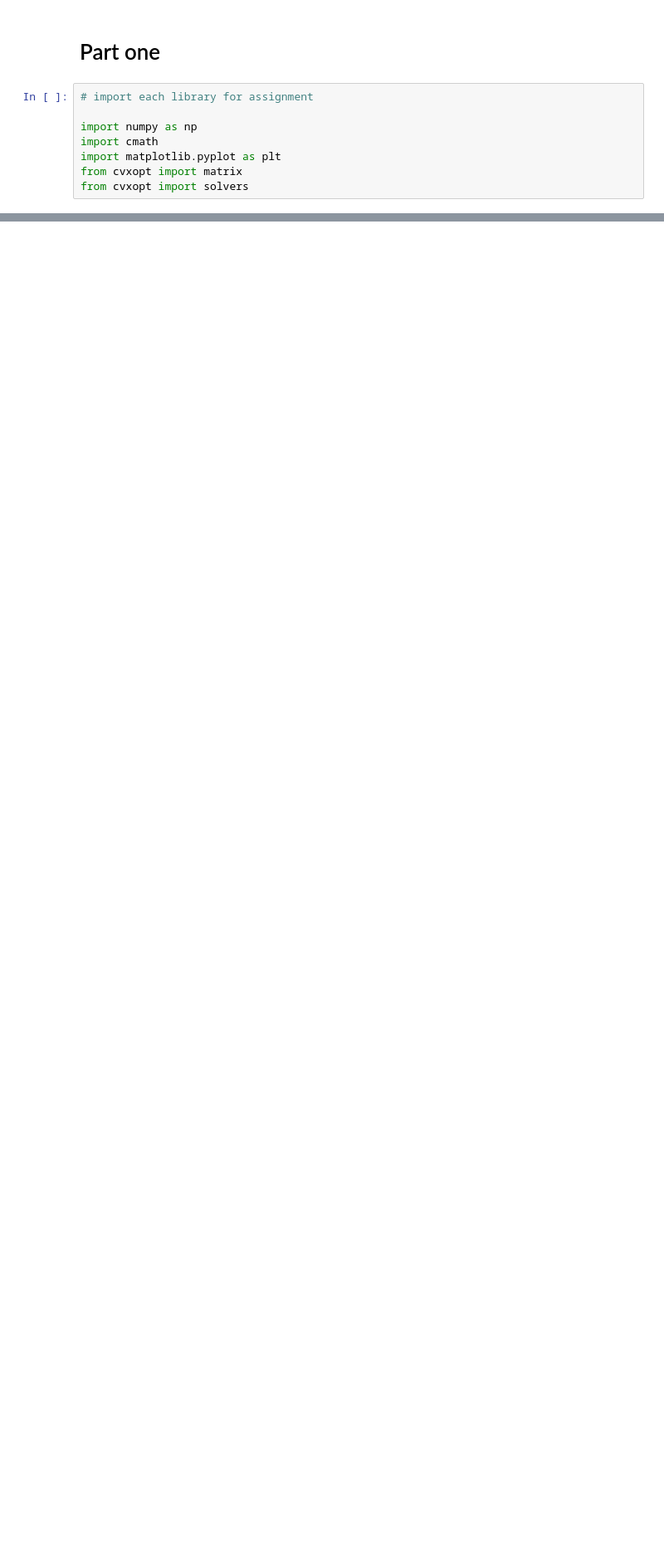
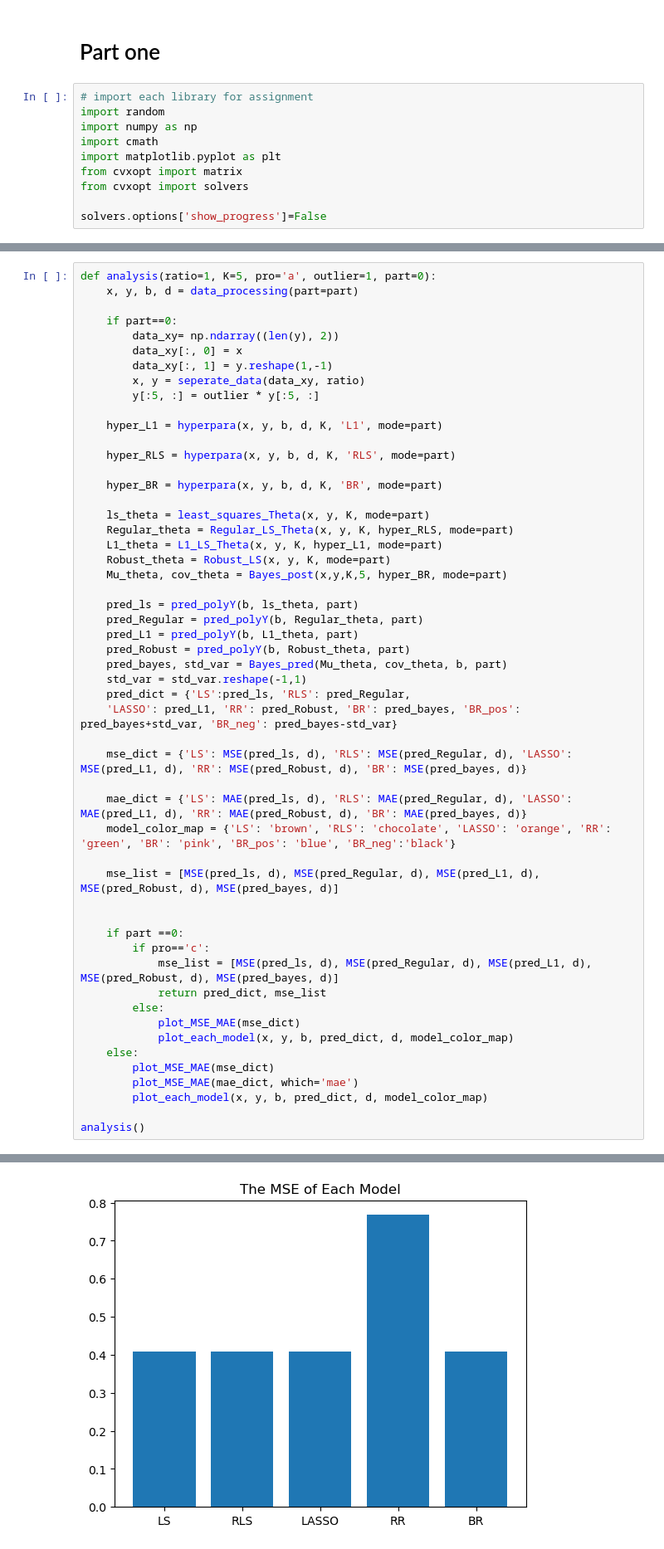
Before and after one commit to wanghchen/CS5487, a Jupyter notebook: Assignment/PA1/PA-1.ipynb, the cells around one changed output, grey strips where cells are left out. Shown at 83% size. Cells and saved outputs as stored; diff of their text form; blank space fills up the shorter version.

```diff
--- a/Assignment/PA1/PA-1.ipynb
+++ b/Assignment/PA1/PA-1.ipynb
@@ -2,9 +2,11 @@
 # Part one
 # %%
 # import each library for assignment
-
+import random
 import numpy as np
 import cmath
 import matplotlib.pyplot as plt
 from cvxopt import matrix
 from cvxopt import solvers
+
+solvers.options['show_progress']=False
@@ -165,0 +345,54 @@ Optimal solution found.
+# %%
+def analysis(ratio=1, K=5, pro='a', outlier=1, part=0):
+    x, y, b, d = data_processing(part=part)
+
+    if part==0:
+        data_xy= np.ndarray((len(y), 2))
+        data_xy[:, 0] = x
+        data_xy[:, 1] = y.reshape(1,-1)
+        x, y = seperate_data(data_xy, ratio)
+        y[:5, :] = outlier * y[:5, :]
+
+    hyper_L1 = hyperpara(x, y, b, d, K, 'L1', mode=part)
+
+    hyper_RLS = hyperpara(x, y, b, d, K, 'RLS', mode=part)
+
+    hyper_BR = hyperpara(x, y, b, d, K, 'BR', mode=part)
+
+    ls_theta = least_squares_Theta(x, y, K, mode=part)
+    Regular_theta = Regular_LS_Theta(x, y, K, hyper_RLS, mode=part)
+    L1_theta = L1_LS_Theta(x, y, K, hyper_L1, mode=part)
+    Robust_theta = Robust_LS(x, y, K, mode=part)
+    Mu_theta, cov_theta = Bayes_post(x,y,K,5, hyper_BR, mode=part)
+
+    pred_ls = pred_polyY(b, ls_theta, part)
+    pred_Regular = pred_polyY(b, Regular_theta, part)
+    pred_L1 = pred_polyY(b, L1_theta, part)
+    pred_Robust = pred_polyY(b, Robust_theta, part)
+    pred_bayes, std_var = Bayes_pred(Mu_theta, cov_theta, b, part)
+    std_var = std_var.reshape(-1,1)
+    pred_dict = {'LS':pred_ls, 'RLS': pred_Regular,
+    'LASSO': pred_L1, 'RR': pred_Robust, 'BR': pred_bayes, 'BR_pos': pred_bayes+std_var, 'BR_neg': pred_bayes-std_var}
+
+    mse_dict = {'LS': MSE(pred_ls, d), 'RLS': MSE(pred_Regular, d), 'LASSO': MSE(pred_L1, d), 'RR': MSE(pred_Robust, d), 'BR': MSE(pred_bayes, d)}
+
+    mae_dict = {'LS': MAE(pred_ls, d), 'RLS': MAE(pred_Regular, d), 'LASSO': MAE(pred_L1, d), 'RR': MAE(pred_Robust, d), 'BR': MAE(pred_bayes, d)}
+    model_color_map = {'LS': 'brown', 'RLS': 'chocolate', 'LASSO': 'orange', 'RR': 'green', 'BR': 'pink', 'BR_pos': 'blue', 'BR_neg':'black'}
+
+    mse_list = [MSE(pred_ls, d), MSE(pred_Regular, d), MSE(pred_L1, d), MSE(pred_Robust, d), MSE(pred_bayes, d)]
+
+
+    if part ==0:
+        if pro=='c':
+            mse_list = [MSE(pred_ls, d), MSE(pred_Regular, d), MSE(pred_L1, d), MSE(pred_Robust, d), MSE(pred_bayes, d)]
+            return pred_dict, mse_list
+        else:
+            plot_MSE_MAE(mse_dict)
+            plot_each_model(x, y, b, pred_dict, d, model_color_map)
+    else:
+        plot_MSE_MAE(mse_dict)
+        plot_MSE_MAE(mae_dict, which='mae')
+        plot_each_model(x, y, b, pred_dict, d, model_color_map)
+
+analysis()
+# %% [output]
@@ -165,0 +400 @@ Optimal solution found.
+[figure, added]
```
Also changed, not shown: parts of 19 cells of this notebook.
